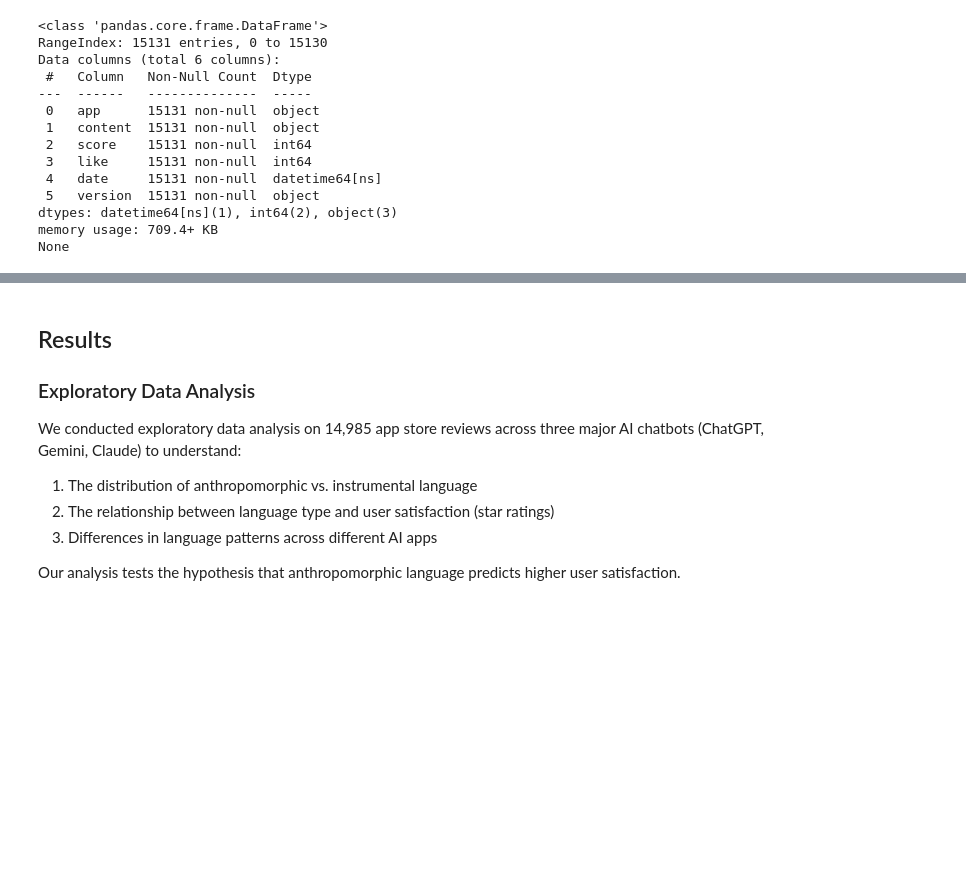
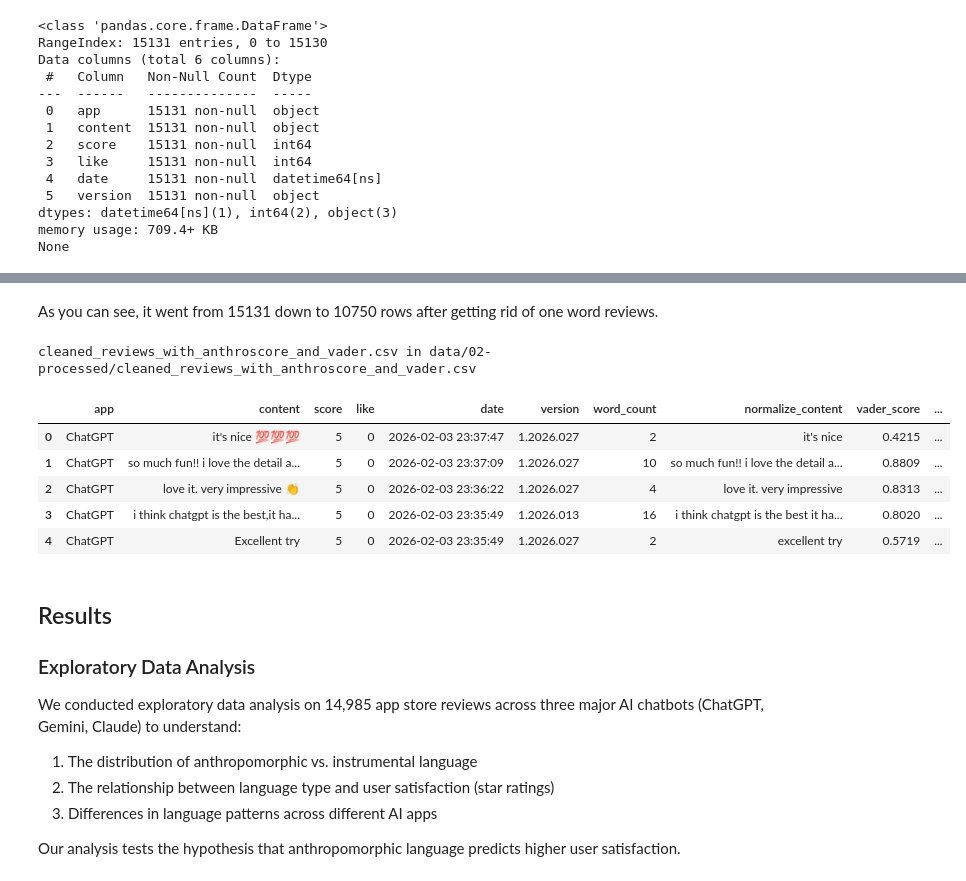
Before and after one commit to COGS108/Group114_WI26, a Jupyter notebook: 02-EDACheckpoint.ipynb, the cells around one changed output, grey strips where cells are left out. Saved outputs shown, nothing was run; the diff lists cells and outputs as text; code cells hidden in the pictures; blank space fills up the shorter version.

```diff
--- a/02-EDACheckpoint.ipynb
+++ b/02-EDACheckpoint.ipynb
@@ -707,3 +768,47 @@ translated_cleaned_reviews.csv exists in data/01-interim/translated_cleaned_revi
+# %% [markdown]
+As you can see, it went from 15131 down to 10750 rows after getting rid of one word reviews.
+# %%
+# Loading data so we don't have to translate and everything again
+translated_df = pd.read_csv("data/01-interim/translated_cleaned_reviews_v2.csv")
+
+# Calculate vader score for each row
+translated_df['vader_score'] = translated_df['content'].apply(lambda x: analyser.polarity_scores(x)['compound'])
+
+# Calculate anthro score for each row
+from tqdm import tqdm
+tqdm.pandas()
+
+translated_df['anthro_score'] = translated_df.progress_apply(
+    lambda row: calculate_anthroscore(row['normalize_content'], row['app']),
+    axis=1
+)
+
+# Store the translated and cleaned dataframe
+file_path_concat = 'data/02-processed/cleaned_reviews_with_anthroscore_and_vader.csv'
+translated_df.to_csv(file_path_concat, index=False, encoding='utf-8-sig')
+
+# check the file existence
+if os.path.exists(file_path_concat):
+    print(f"cleaned_reviews_with_anthroscore_and_vader.csv in {file_path_concat}")
+else:
+    print(f"No file in {file_path_concat}")
+    directory = os.path.dirname(file_path_concat)
+    if os.path.exists(directory):
+        print(f" {directory}: {os.listdir(directory)}")
+    else:
+        print(f"{directory} doesn't exist")
+# %% [output]
+cleaned_reviews_with_anthroscore_and_vader.csv in data/02-processed/cleaned_reviews_with_anthroscore_and_vader.csv
+# %%
+df = pd.read_csv("data/02-processed/cleaned_reviews_with_anthroscore_and_vader.csv")
+df.head()
+# %% [output]
+|  | app | content | score | like | date | version | word_count | normalize_content | vader_score | ... |
+| 0 | ChatGPT | it's nice 💯💯💯 | 5 | 0 | 2026-02-03 23:37:47 | 1.2026.027 | 2 | it's nice | 0.4215 | ... |
+| 1 | ChatGPT | so much fun!! i love the detail a... | 5 | 0 | 2026-02-03 23:37:09 | 1.2026.027 | 10 | so much fun!! i love the detail a... | 0.8809 | ... |
+| 2 | ChatGPT | love it. very impressive 👏 | 5 | 0 | 2026-02-03 23:36:22 | 1.2026.027 | 4 | love it. very impressive | 0.8313 | ... |
+| 3 | ChatGPT | i think chatgpt is the best,it ha... | 5 | 0 | 2026-02-03 23:35:49 | 1.2026.013 | 16 | i think chatgpt is the best it ha... | 0.8020 | ... |
+| 4 | ChatGPT | Excellent try | 5 | 0 | 2026-02-03 23:35:49 | 1.2026.027 | 2 | excellent try | 0.5719 | ... |
 # %% [markdown]
 ## Results
 
```
Also changed, not shown: parts of 12 cells of this notebook, 2 other files.
